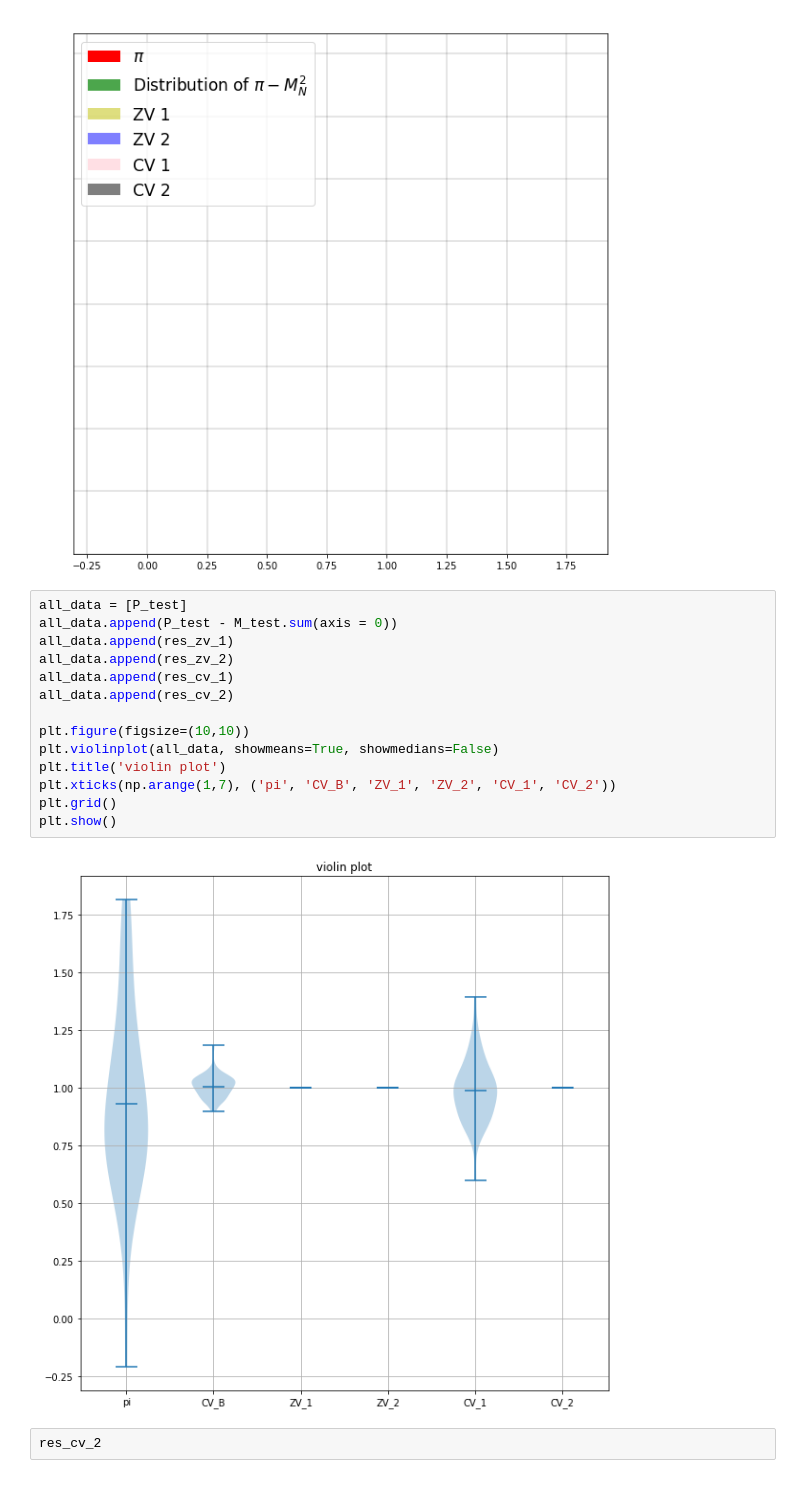
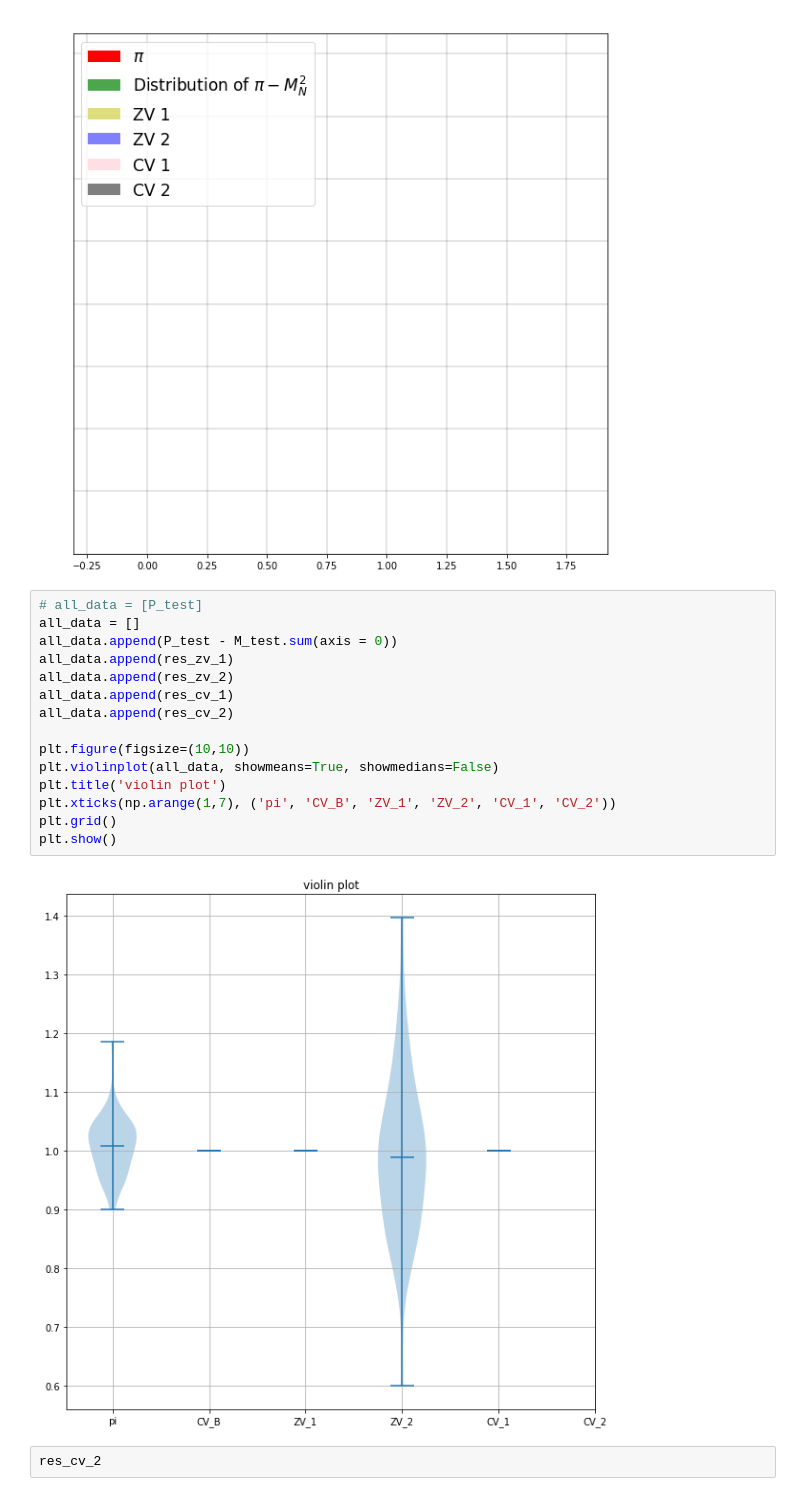
Before and after one commit to ShagadatovNurlan/VR-MCMC, a Jupyter notebook: Gaussian_8d.ipynb, the cells around one changed output. Saved outputs shown, nothing was run; the diff lists cells and outputs as text.

```diff
--- a/Gaussian_8d.ipynb
+++ b/Gaussian_8d.ipynb
@@ -141,21 +141,22 @@ divide by zero encountered in true_divide
 invalid value encountered in true_divide
 [figure]
 # %%
-all_data = [P_test]
+# all_data = [P_test]
+all_data = []
 all_data.append(P_test - M_test.sum(axis = 0))
 all_data.append(res_zv_1)
 all_data.append(res_zv_2)
 all_data.append(res_cv_1)
 all_data.append(res_cv_2)
 
 plt.figure(figsize=(10,10))
 plt.violinplot(all_data, showmeans=True, showmedians=False)
 plt.title('violin plot')
 plt.xticks(np.arange(1,7), ('pi', 'CV_B', 'ZV_1', 'ZV_2', 'CV_1', 'CV_2'))
 plt.grid()
 plt.show()
 # %% [output]
-[figure, old version]
+[figure, new version]
 # %%
 res_cv_2
 # %% [output]
```
Also changed, not shown: 3 other files.
